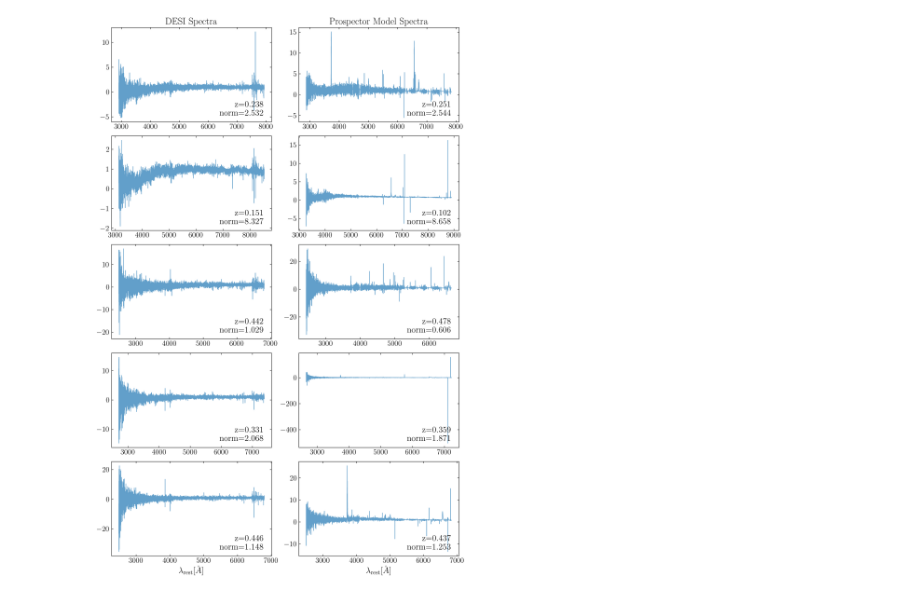
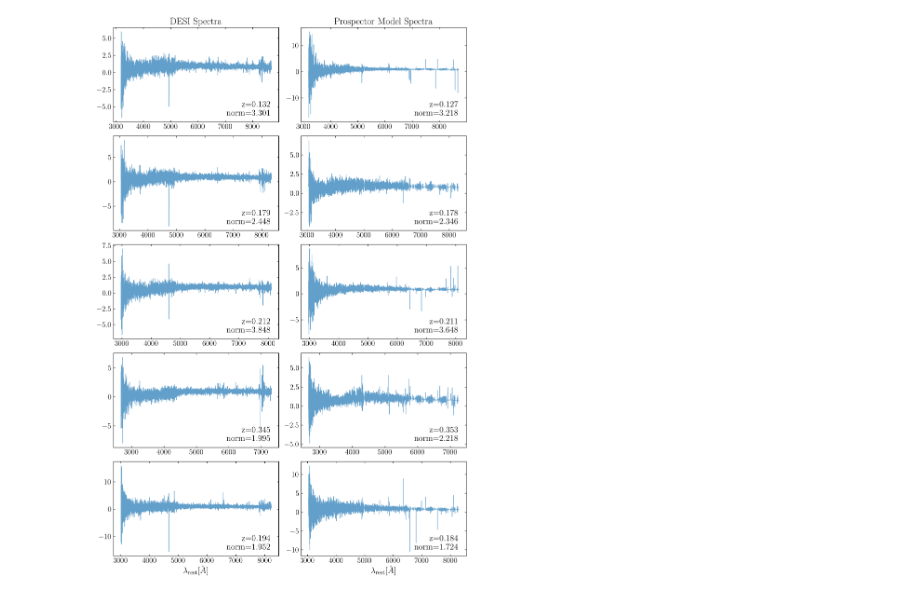
Before and after one commit to galactic-ai/hubersed, a Jupyter notebook: bin/spender/noise/compare_noise_with_desi.ipynb, the cells around one changed output. Drawn from its saved outputs; the diff is of its cells as text; code cells hidden in the pictures.

Commit message:
update plot

```diff
--- a/bin/spender/noise/compare_noise_with_desi.ipynb
+++ b/bin/spender/noise/compare_noise_with_desi.ipynb
@@ -21,6 +44,27 @@ with open(save_path, 'rb') as f:
 # %%
-with open('/Users/ng27753/Astronomy_Research/spender/DATA/DESIchunk1024_7.pkl', 'rb') as f:
-    desi_spec, desi_w, desi_z, desi_target_id,  desi_norm, desi_zerr = pickle.load(f)
+desi_spec = []
+desi_w = []
+desi_z = []
+desi_target_id = []
+desi_norm = []
+desi_zerr = []
+
+for i in range(10):
+    with open(DATA_PATH / 'desi_spectra' / f'DESIchunk1024_{i}.pkl', 'rb') as f:
+        chunk_desi_spec, chunk_desi_w, chunk_desi_z, chunk_desi_target_id,  chunk_desi_norm, chunk_desi_zerr = pickle.load(f)
+        desi_spec.append(chunk_desi_spec)
+        desi_w.append(chunk_desi_w)
+        desi_z.append(chunk_desi_z)
+        desi_target_id.append(chunk_desi_target_id)
+        desi_norm.append(chunk_desi_norm)
+        desi_zerr.append(chunk_desi_zerr)
+
+desi_spec = torch.cat(desi_spec, dim=0)
+desi_w = torch.cat(desi_w, dim=0)
+desi_z = torch.cat(desi_z, dim=0)
+desi_target_id = torch.cat(desi_target_id, dim=0)
+desi_norm = torch.cat(desi_norm, dim=0)
+desi_zerr = torch.cat(desi_zerr, dim=0)
 # %%
 fig, ax = plt.subplots(5, 2, figsize=(10, 15))
 ax = ax.flatten()
@@ -31,8 +75,8 @@ for i in range(5):
     desi_z_i = desi_z[i]
     desi_norm_i = desi_norm[i]
 
-    # mask a model sed within z to 0.01 of prospector z and norm of 0.5
-    mask = (z > desi_z_i - 0.05) & (z < desi_z_i + 0.05) & (norm > desi_norm_i - 0.5) & (norm < desi_norm_i + 0.5)
+    # mask a model sed within z to 0.05 of prospector z and norm of 0.25
+    mask = (z > desi_z_i - 0.01) & (z < desi_z_i + 0.01) & (norm > desi_norm_i - 0.25) & (norm < desi_norm_i + 0.25)
     # assert that there is only one model sed that matches this criteria
     assert torch.sum(mask) >= 1, f'Expected 1 model sed for desi z={desi_z_i:.3f} and norm={desi_norm_i:.3f}, found {torch.sum(mask)}'
 
@@ -41,34 +85,34 @@ for i in range(5):
     model_z_i = z[mask][0]
     model_norm_i = norm[mask][0]
 
     # even desi spectrum to rest frame
     wave_rest_desi = wave_obs / (1 + desi_z_i)
     ax[2*i].plot(wave_rest_desi, desi_spec_i, label='DESI', alpha=0.7)
     # text at bottom right with z and norm
     ax[2*i].text(0.95, 0.05, f'z={desi_z_i:.3f}\nnorm={desi_norm_i:.3f}', transform=ax[2*i].transAxes,
                  verticalalignment='bottom', horizontalalignment='right', fontsize=16)
 
     # even model spectrum to rest frame
     wave_rest_model = wave_obs[:-1] / (1 + model_z_i)
     ax[2*i + 1].plot(wave_rest_model, model_spec_i, label='Prospector', alpha=0.7)
     # text at bottom right with z and norm
     ax[2*i + 1].text(0.95, 0.05, f'z={model_z_i:.3f}\nnorm={model_norm_i:.3f}', transform=ax[2*i + 1].transAxes,
                      verticalalignment='bottom', horizontalalignment='right', fontsize=16)
 
 ax[0].set_title('DESI Spectra', fontsize=18)
 ax[1].set_title('Prospector Model Spectra', fontsize=18)
 
 ax[-1].set_xlabel(r'$\lambda_{\rm {rest}} [\AA]$', fontsize=16)
 ax[-2].set_xlabel(r'$\lambda_{\rm {rest}} [\AA]$', fontsize=16)
 
 # tick size
 for a in ax:
     a.tick_params(axis='both', which='major', labelsize=14)
 
 fig.tight_layout()
 fig.savefig(RESULTS_PATH / 'desi_vs_prospector_spectra.pdf', dpi=300)
 # %% [output]
-[figure, old version]
+[figure, new version]
 # %%
 fig, ax = plt.subplots(figsize=(5, 5))
 ax.hist(desi_z, bins=50, alpha=0.5, label='DESI', density=True)
```
Also changed, not shown: parts of 3 cells of this notebook.
